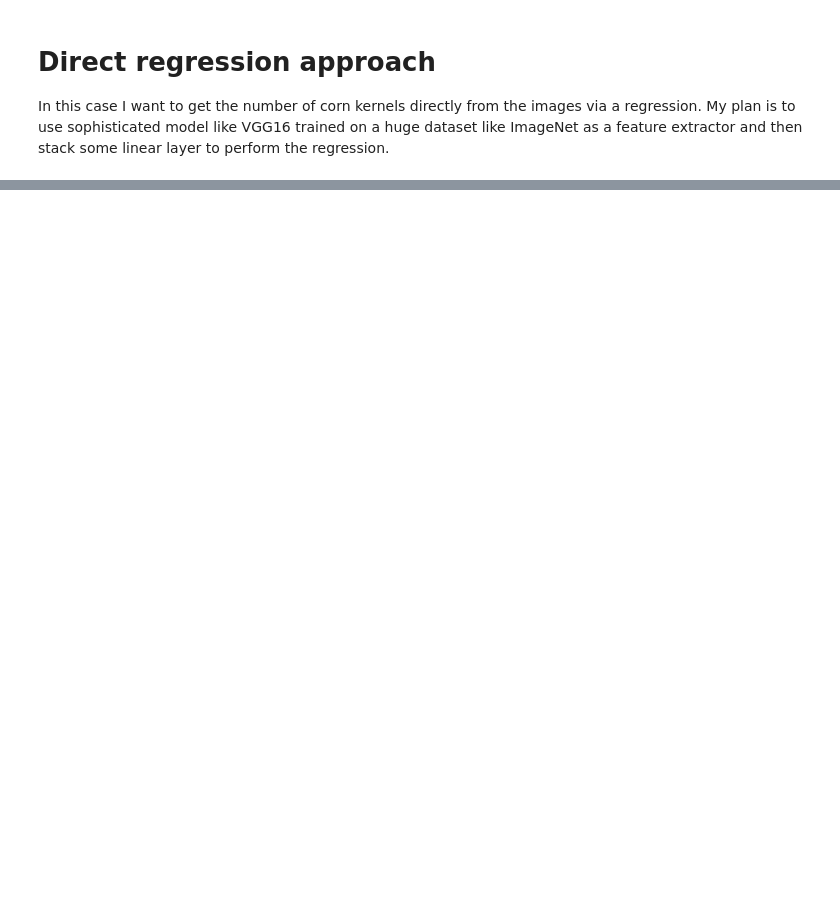
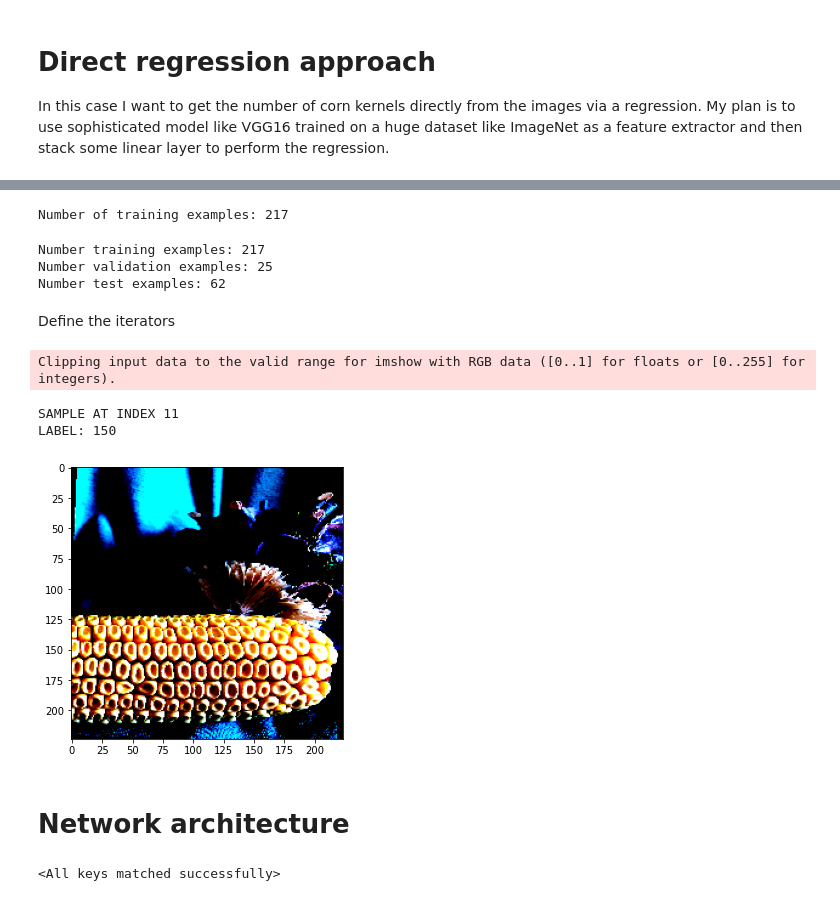
Before and after one commit to hcapettini2/Corn_Kernel_Counter, a Jupyter notebook: Regression_based.ipynb, the cells around one changed output, grey strips where cells are left out. Drawn from its saved outputs; the diff is of its cells as text; code cells hidden in the pictures; blank space fills up the shorter version.

```diff
--- a/Regression_based.ipynb
+++ b/Regression_based.ipynb
@@ -69,0 +60,5 @@ TypeError: Invalid shape (3, 2309, 1732) for image data
+# %%
+df = pd.read_csv(train_csv_path)
+labels = np.array(df.counts)
+labels_mean = labels.mean()
+labels_std = labels.std()
@@ -69,0 +107,9 @@ TypeError: Invalid shape (3, 2309, 1732) for image data
+# %%
+### Define dataset
+train_dataset = CustomImageDataset(train_csv_path, train_data_path,
+                                   transform=train_transforms,
+                                   target_transform = target_transform)
+
+test_dataset = CustomImageDataset(test_csv_path, test_data_path,
+                                  transform = test_transforms,
+                                  target_transform = target_transform)
@@ -69,0 +118,20 @@ TypeError: Invalid shape (3, 2309, 1732) for image data
+# %%
+# Split train data into train and validation sets
+# (10% of training set will be used as validation set)
+num_train_examples = int(len(train_dataset) * 0.90)
+num_valid_examples = len(train_dataset) - num_train_examples
+
+print(f"Number of training examples: {num_train_examples}")
+# %% [output]
+Number of training examples: 217
+# %%
+# Create 'Subset' objects
+train_dataset, validation_dataset = data.random_split(train_dataset, [num_train_examples, num_valid_examples])
+
+print(f"Number training examples: {len(train_dataset)}")
+print(f"Number validation examples: {len(validation_dataset)}")
+print(f"Number test examples: {len(test_dataset)}")
+# %% [output]
+Number training examples: 217
+Number validation examples: 25
+Number test examples: 62
@@ -69,0 +142,2 @@ TypeError: Invalid shape (3, 2309, 1732) for image data
+# %% [markdown]
+Define the iterators
@@ -69,0 +149,16 @@ TypeError: Invalid shape (3, 2309, 1732) for image data
+# %%
+sample_index = 11
+image = train_dataset[sample_index][0].numpy().transpose(1, 2, 0)
+label = int(train_dataset[sample_index][1]*148.26+226.48) #.numpy()
+
+fig = plt.figure(figsize=(5,5))
+plt.imshow(image, cmap='Greys')
+print(f"SAMPLE AT INDEX {sample_index}")
+print(f"LABEL: {label}")
+# %% [output]
+Clipping input data to the valid range for imshow with RGB data ([0..1] for floats or [0..255] for integers).
+SAMPLE AT INDEX 11
+LABEL: 150
+[figure, added]
+# %% [markdown]
+# Network architecture
@@ -69,0 +287,4 @@ TypeError: Invalid shape (3, 2309, 1732) for image data
+# %%
+VGG.load_state_dict(torch.load('C:/Users/hilar/.cache/torch/hub/checkpoints/vgg16-397923af.pth'))
+# %% [output]
+<All keys matched successfully>
```
Also changed, not shown: parts of 39 cells of this notebook, 3 other files.
